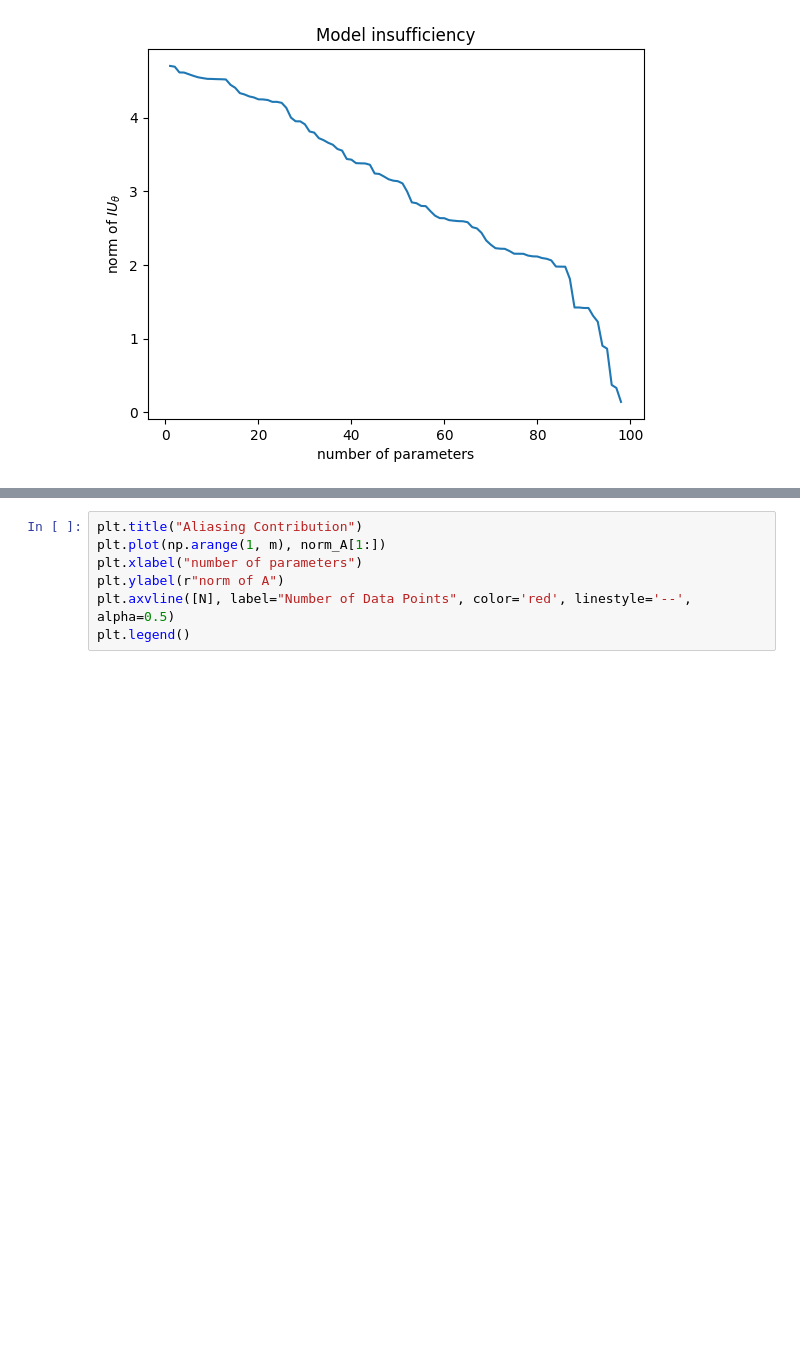
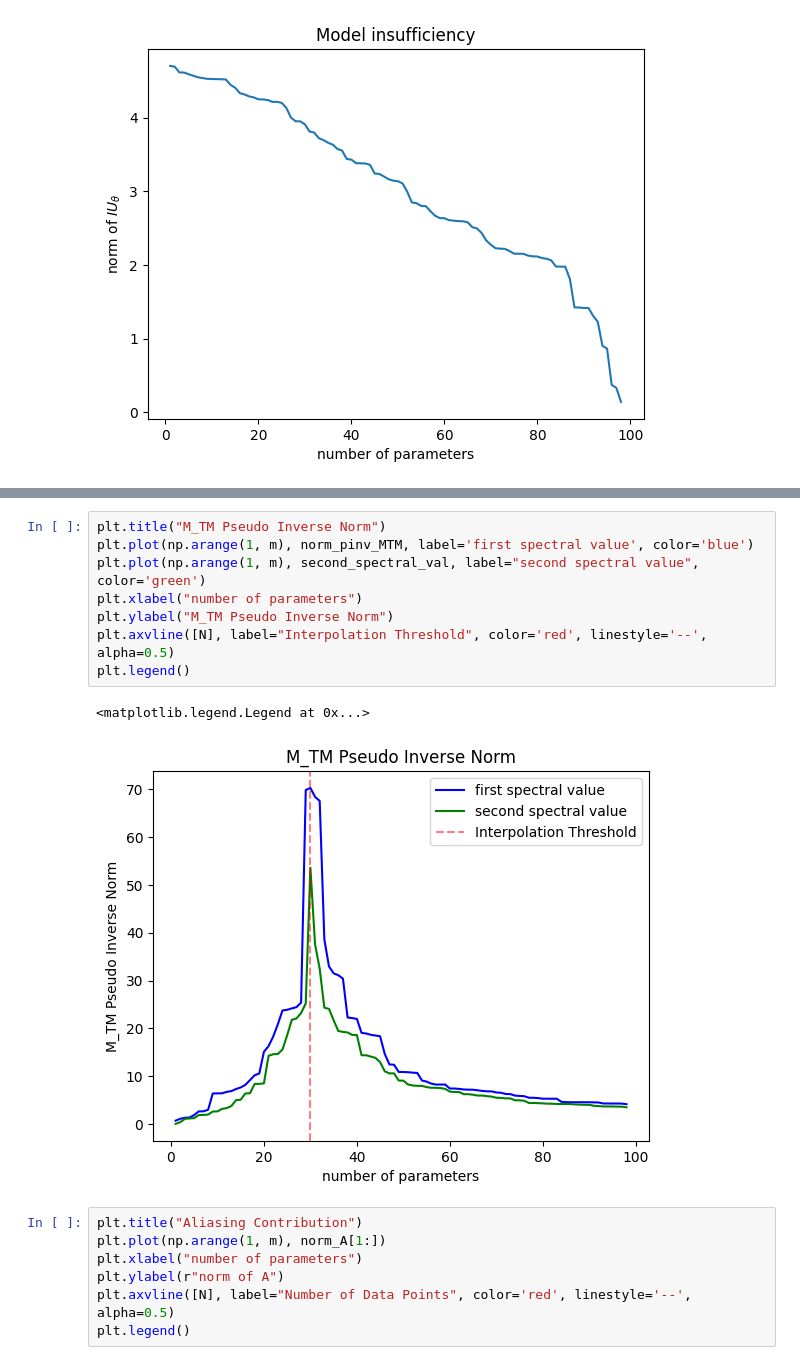
Before and after one commit to quinn-oveson/GAD, a Jupyter notebook: communities_and_crime.ipynb, the cells around one changed output, grey strips where cells are left out. Drawn from its saved outputs; the diff is of its cells as text; blank space fills up the shorter version.

```diff
--- a/communities_and_crime.ipynb
+++ b/communities_and_crime.ipynb
@@ -118,3 +130,14 @@ Text(0, 0.5, 'norm of $PN_\\theta$')
+# %%
+plt.title("M_TM Pseudo Inverse Norm")
+plt.plot(np.arange(1, m), norm_pinv_MTM, label='first spectral value', color='blue')
+plt.plot(np.arange(1, m), second_spectral_val, label="second spectral value", color='green')
+plt.xlabel("number of parameters")
+plt.ylabel("M_TM Pseudo Inverse Norm")
+plt.axvline([N], label="Interpolation Threshold", color='red', linestyle='--', alpha=0.5)
+plt.legend()
+# %% [output]
+<matplotlib.legend.Legend at 0x...>
+[figure, added]
 # %%
 plt.title("Aliasing Contribution")
 plt.plot(np.arange(1, m), norm_A[1:])
```
Also changed, not shown: parts of 3 cells of this notebook, 4 other files.
